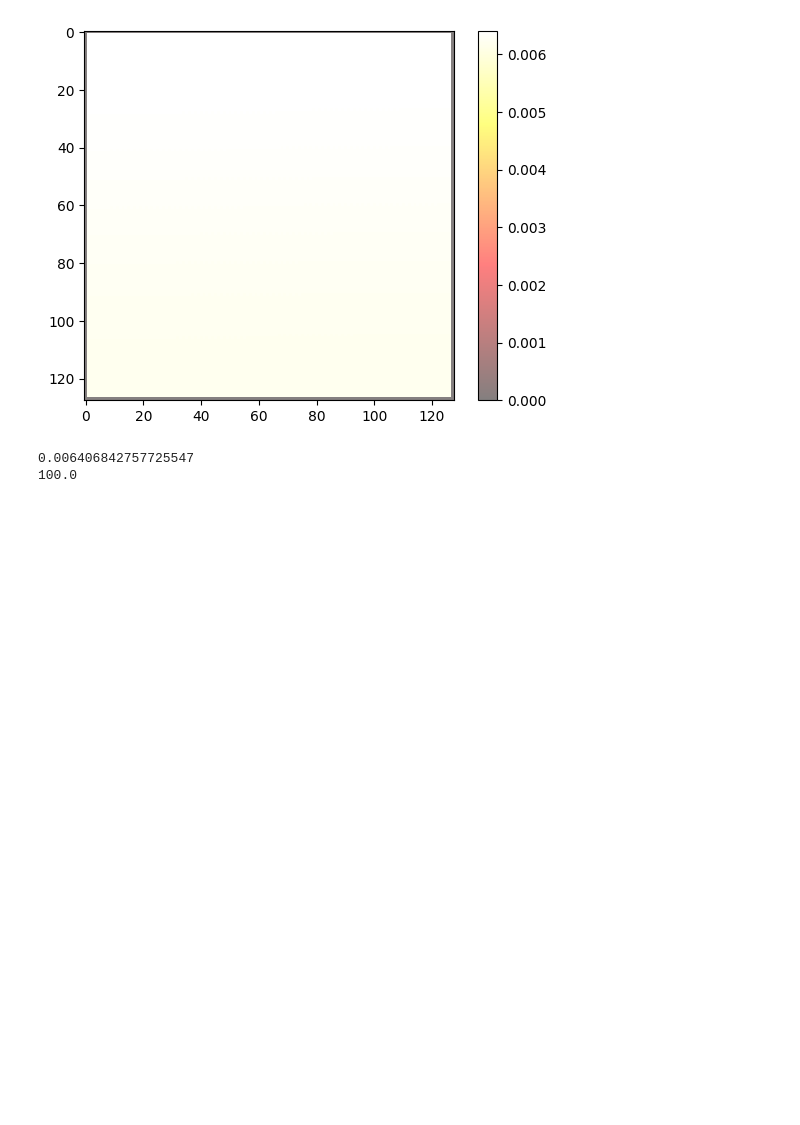
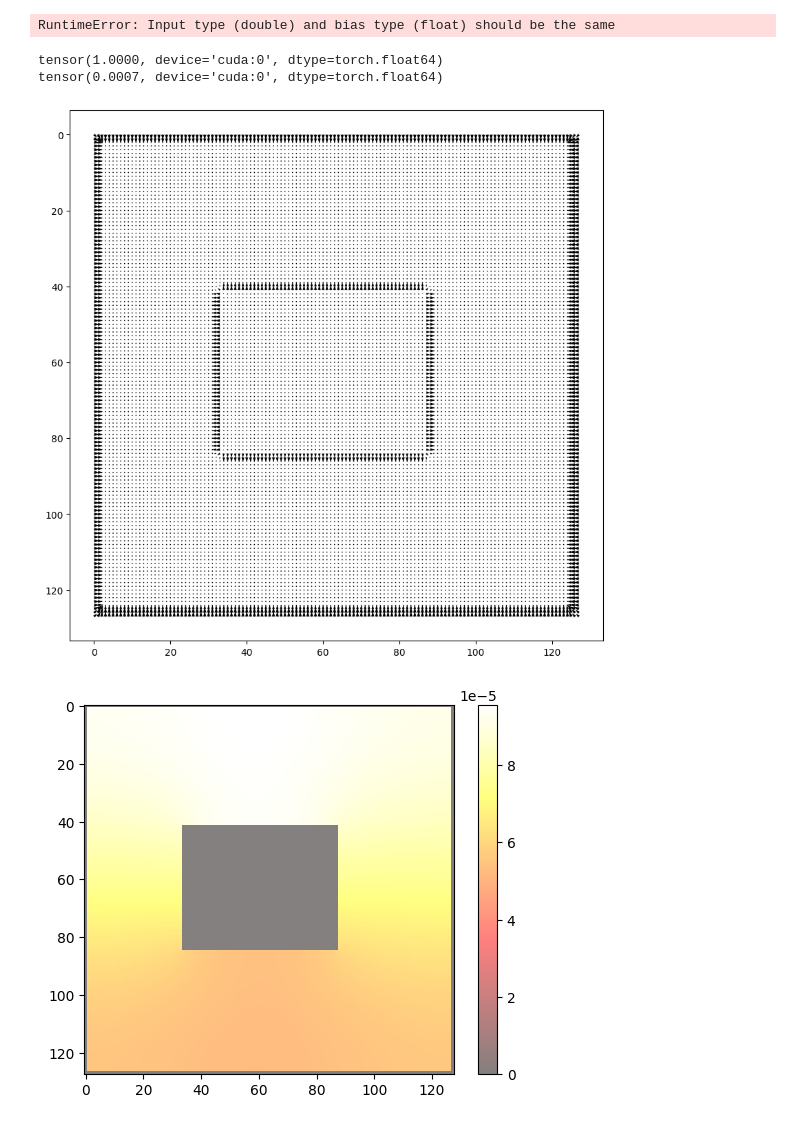
Before and after one commit to pranaboy72/denoisingheat, a Jupyter notebook: heat_diffusion.ipynb, the cells around one changed output. Cells and saved outputs as stored; diff of their text form; code cells hidden in the pictures; blank space fills up the shorter version.

Commit message:
heat training

```diff
--- a/heat_diffusion.ipynb
+++ b/heat_diffusion.ipynb
@@ -65,10 +69,6 @@ class Unet2D(Unet):
         else:
             return score_map.permute(0, 2, 3, 1)
 
-img_size = args['image_size']
-noise_steps = args['noise_steps']
-train_lr = args['train_lr']
-
 model = Unet2D(
     dim=img_size,
     out_dim = 2,
@@ -77,11 +77,6 @@ model = Unet2D(
 
 diffusion = HeatDiffusion(
     image_size=img_size,
-    noise_steps=noise_steps,
-)
-
-diffusion2 = HeatDiffusion2(
-    image_size=img_size,
     u0 = u0,
     noise_steps=noise_steps,
     heat_steps=heat_steps,
@@ -98,13 +93,12 @@ losses=[]
 for iters in tqdm(range(iterations)):
     goal = (torch.rand(batch_size, 2, device=device, dtype=torch.float32) * 0.2 - 0.1) \
                 * 0.1 + torch.tensor([[-0.7, -0.]] * batch_size, device=device, dtype=torch.float32)
-    # goal = goal.unsqueeze(-2)
     obs = overlay_goal(bg, img_size, wastes, goal.unsqueeze(1))
     optim.zero_grad()
 
-    t = diffusion.sample_timesteps(batch_size)
-
-    score_field = diffusion2.forward_diffusion(t, goal, obstacle_masks)
+    t = diffusion.sample_timesteps(batch_size).to(device)
+    with torch.no_grad():
+        score_field, _ = diffusion.forward_diffusion(t, goal, obstacle_masks)
     score_pred = model(obs, t)
 
     loss = F.mse_loss(score_field, score_pred)
@@ -112,43 +106,39 @@ for iters in tqdm(range(iterations)):
     loss.backward()
     optim.step()
 
-    losses.append(loss.item())
     if iters % 200 == 0:
         print(f"iter {iters}: {loss.item()}")
+# %% [output]
+RuntimeError: Input type (double) and bias type (float) should be the same
 # %%
 # visualize heat or score field
-
 bg = gen_obstacles(bg, obstacle_pos)
-obstacle_masks = gen_obstacle_masks(noise_steps-1, bg.size, img_size, obstacle_pos)
-goal = torch.tensor([[-0.7,-0.]]*(noise_steps-1), device=device)
-t = torch.tensor([i+1 for i in range(noise_steps-1)], device=device)
-# ut = diffusion.forward_diffusion(goal.unsqueeze(1), t)
-ut = diffusion2.forward_diffusion(t, goal, obstacle_masks)
-
-if ut.shape[-1] == 128:
-    ut = ut.cpu().numpy()
-
-elif ut.shape[-1] == 2:
-    ut = vector_field(ut)
+obstacle_masks = gen_obstacle_masks(int((noise_steps)/2) -1, bg.size, img_size, obstacle_pos)
+goal = torch.tensor([[-0.7,-0.]]*(int((noise_steps)/2) -1), device=device)
+t = torch.tensor([2*i+1 for i in range(int((noise_steps)/2) -1)], device=device)
+score, ut = diffusion.forward_diffusion(t, goal, obstacle_masks)
-# %%
-i = -100
-
-if isinstance(ut, list):    # score
-    ut[i].show()
-else:   # heat distribution
-    plt.imshow(ut[i],cmap='hot', interpolation='nearest', origin='upper', alpha=0.5)
-    plt.colorbar()
-    plt.show()
-    # plt.clf()
-    # plt.pcolormesh(ut[i]/ut[0].sum(), cmap=plt.cm.jet, vmin=0, vmax=1)
-    # plt.colorbar()
-    # plt.show()
-    print(ut[i].max())
-    print(ut[i].sum())
-# %% [output]
-[figure, removed]
-0.006406842757725547
-100.0
+# %%
+i = -1
+print(ut[i].sum())
+print(score[i][10,20,1])
+data = score[i]
+V = data[...,0].cpu().numpy()
+U = data[...,1].cpu().numpy()
+
+x, y = np.meshgrid(np.linspace(0, img_size-1, img_size), np.linspace(0,img_size-1,img_size))
+
+plt.figure(figsize=(10, 10))
+plt.quiver(x, y, U, V, angles='xy', scale_units='xy', scale=10)
+plt.gca().invert_yaxis()
+plt.show()
+plt.imshow(ut[i].cpu().numpy(),cmap='hot', interpolation='nearest', origin='upper', alpha=0.5)
+plt.colorbar()
+plt.show()
+# %% [output]
+tensor(1.0000, device='cuda:0', dtype=torch.float64)
+tensor(0.0007, device='cuda:0', dtype=torch.float64)
+[figure, added]
+[figure, added]
 # %%
 np.save('./results/heat/heat.npy', ut)
 # %%
```
Also changed, not shown: parts of 4 cells of this notebook, 3 other files.
